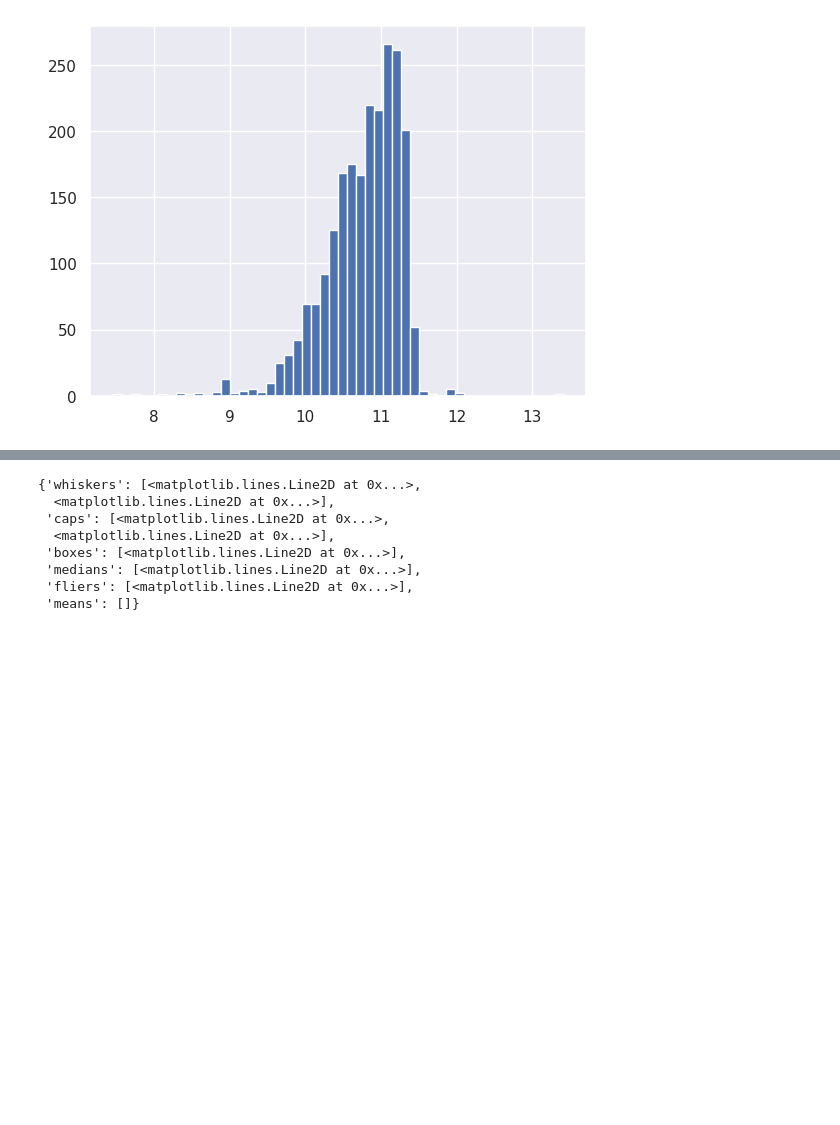
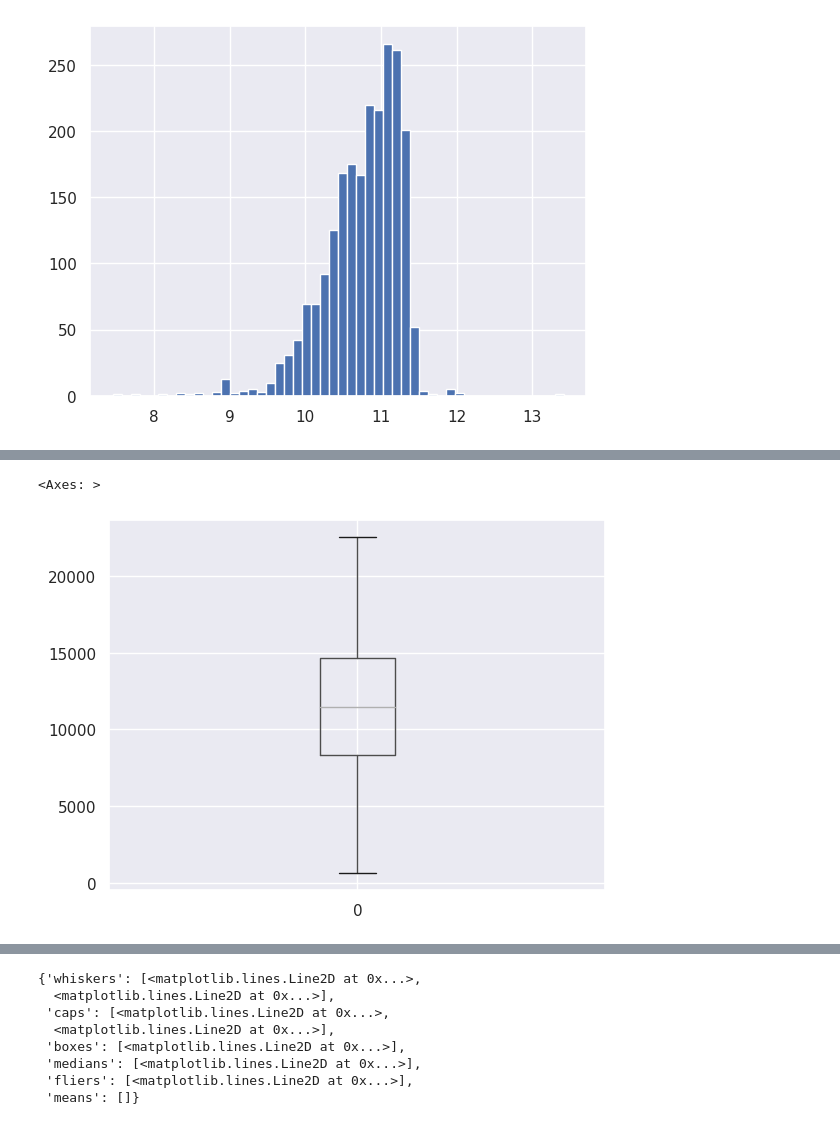
Before and after one commit to Ab2nour/customer-base-analysis, a Jupyter notebook: presentation.ipynb, the cells around one changed output, grey strips where cells are left out. Saved outputs shown, nothing was run; the diff lists cells and outputs as text; code cells hidden in the pictures; blank space fills up the shorter version.

```diff
--- a/presentation.ipynb
+++ b/presentation.ipynb
@@ -363,0 +378,9 @@ donnees_symetriques["Income"].hist(bins=50)
+# %%
+incbox, _ = boxcox(df["Income"][df["Income"] < 150_000])
+# %%
+incbox = pd.DataFrame(incbox)
+# %%
+incbox.boxplot()
+# %% [output]
+<Axes: >
+[figure, added]
```
Also changed, not shown: parts of 9 cells of this notebook.
